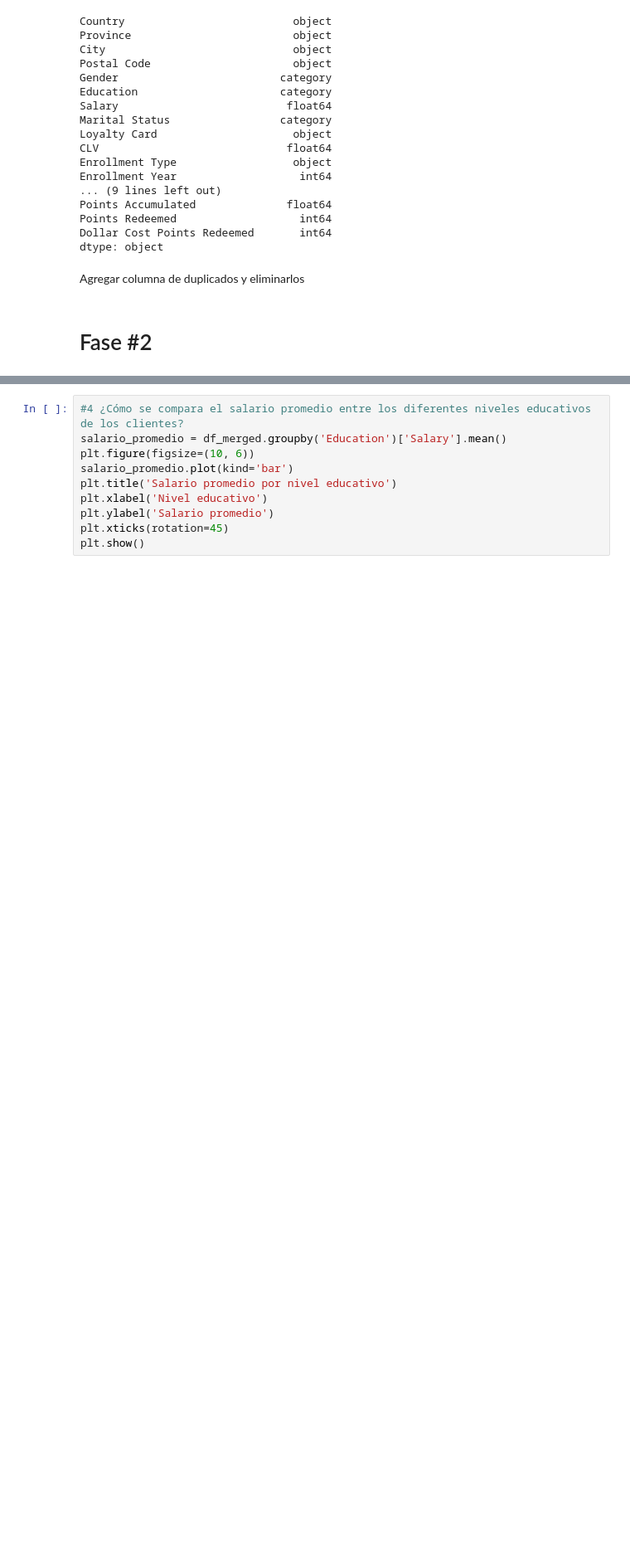
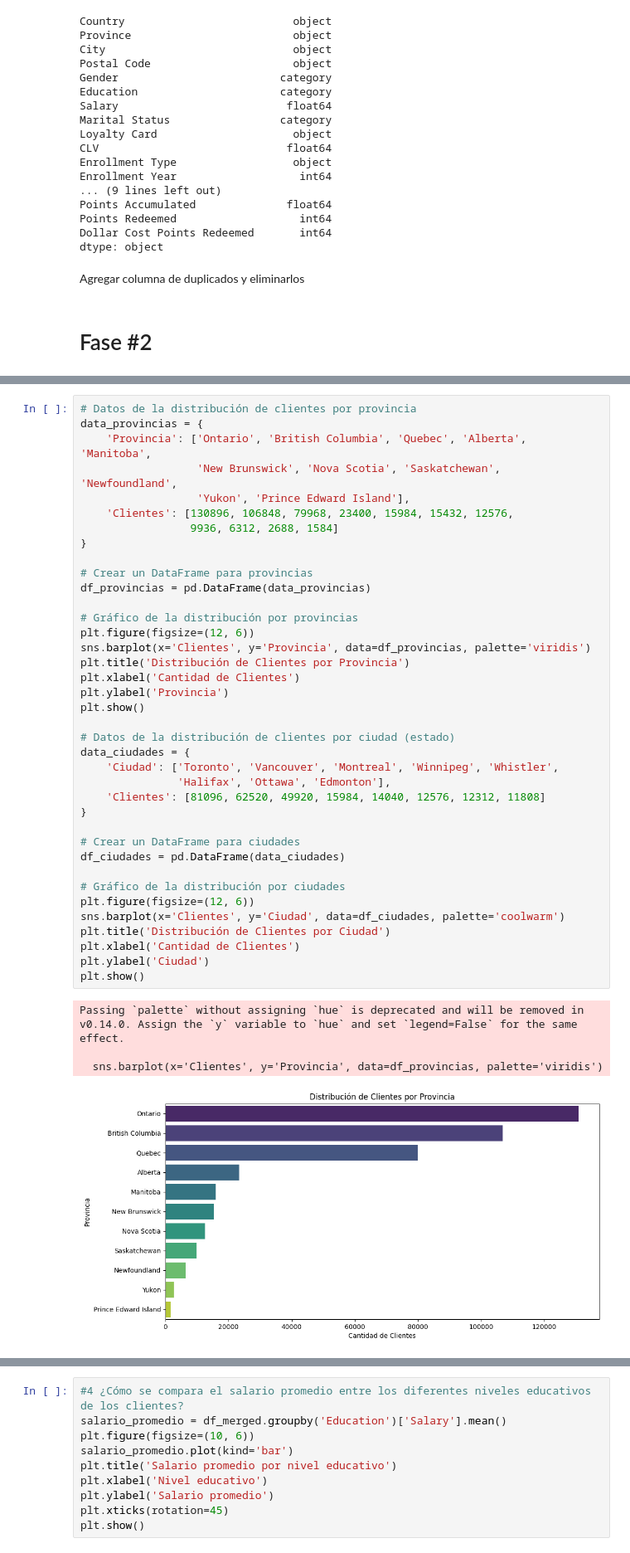
Before and after one commit to Adalab/bda-modulo-3-evaluacion-final-910129023, a Jupyter notebook: Evaluacion -1.ipynb, the cells around one changed output, grey strips where cells are left out. Shown at 83% size. Saved outputs shown, nothing was run; the diff lists cells and outputs as text; blank space fills up the shorter version.

```diff
--- a/Evaluacion -1.ipynb
+++ b/Evaluacion -1.ipynb
@@ -319,0 +311,43 @@ Yukon                        0        2688         0
+# %%
+# Datos de la distribución de clientes por provincia
+data_provincias = {
+    'Provincia': ['Ontario', 'British Columbia', 'Quebec', 'Alberta', 'Manitoba',
+                  'New Brunswick', 'Nova Scotia', 'Saskatchewan', 'Newfoundland',
+                  'Yukon', 'Prince Edward Island'],
+    'Clientes': [130896, 106848, 79968, 23400, 15984, 15432, 12576,
+                 9936, 6312, 2688, 1584]
+}
+
+# Crear un DataFrame para provincias
+df_provincias = pd.DataFrame(data_provincias)
+
+# Gráfico de la distribución por provincias
+plt.figure(figsize=(12, 6))
+sns.barplot(x='Clientes', y='Provincia', data=df_provincias, palette='viridis')
+plt.title('Distribución de Clientes por Provincia')
+plt.xlabel('Cantidad de Clientes')
+plt.ylabel('Provincia')
+plt.show()
+
+# Datos de la distribución de clientes por ciudad (estado)
+data_ciudades = {
+    'Ciudad': ['Toronto', 'Vancouver', 'Montreal', 'Winnipeg', 'Whistler',
+               'Halifax', 'Ottawa', 'Edmonton'],
+    'Clientes': [81096, 62520, 49920, 15984, 14040, 12576, 12312, 11808]
+}
+
+# Crear un DataFrame para ciudades
+df_ciudades = pd.DataFrame(data_ciudades)
+
+# Gráfico de la distribución por ciudades
+plt.figure(figsize=(12, 6))
+sns.barplot(x='Clientes', y='Ciudad', data=df_ciudades, palette='coolwarm')
+plt.title('Distribución de Clientes por Ciudad')
+plt.xlabel('Cantidad de Clientes')
+plt.ylabel('Ciudad')
+plt.show()
+# %% [output]
+Passing `palette` without assigning `hue` is deprecated and will be removed in v0.14.0. Assign the `y` variable to `hue` and set `legend=False` for the same effect.
+
+  sns.barplot(x='Clientes', y='Provincia', data=df_provincias, palette='viridis')
+[figure, added]
```
Also changed, not shown: parts of 24 cells of this notebook.
